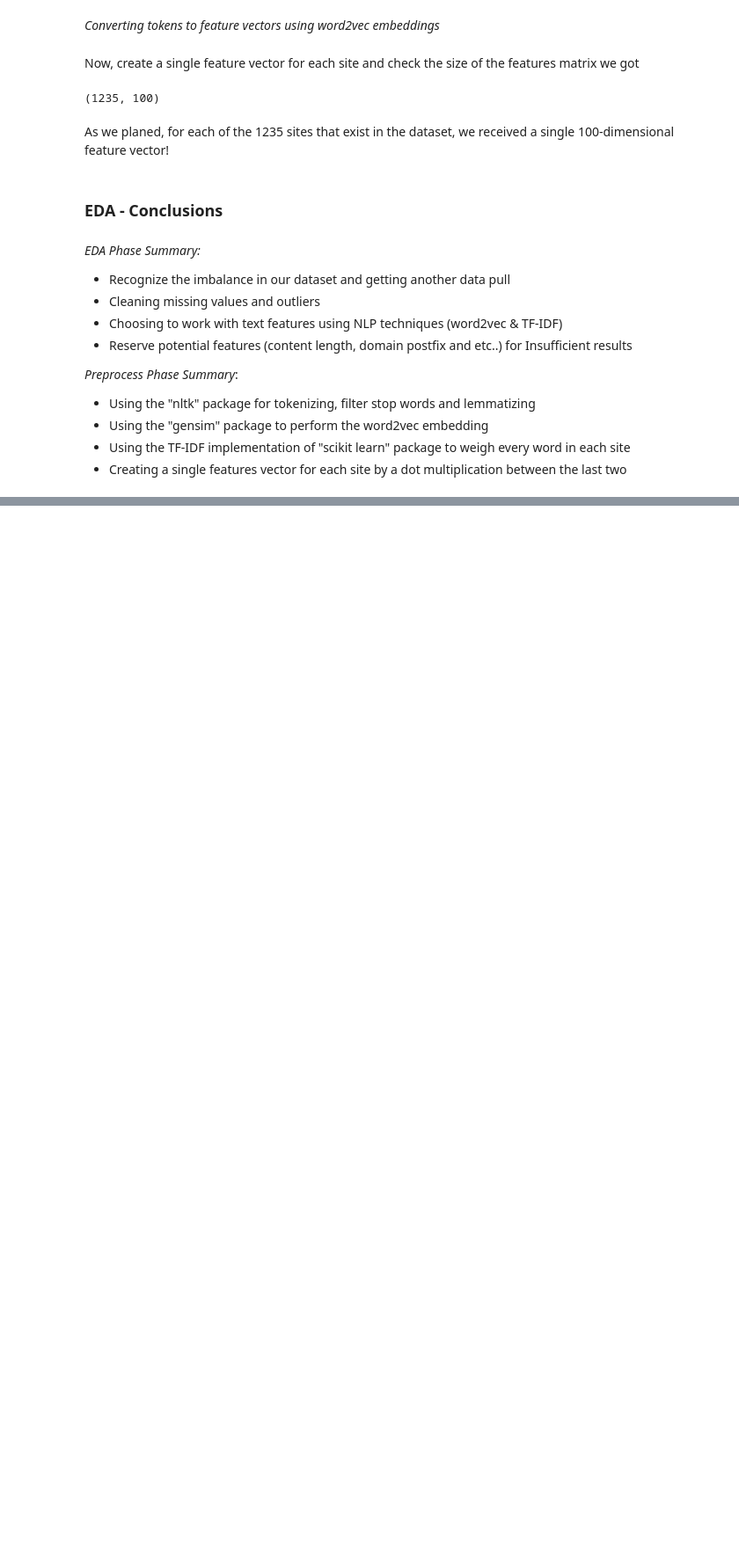
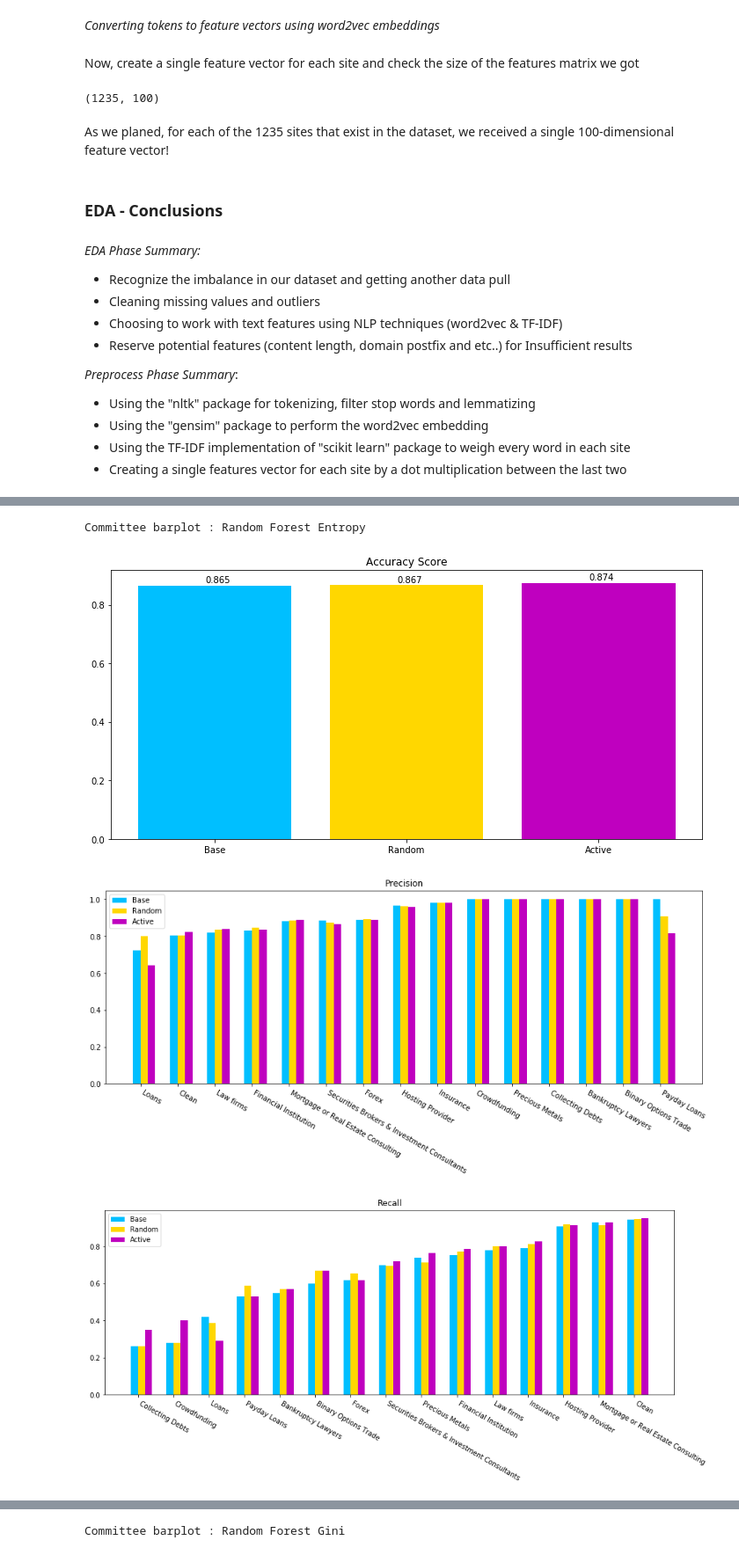
Before and after one commit to DanielEiny/Classification-Feedback-Loop-PoC, a Jupyter notebook: ProjectPaper.ipynb, the cells around one changed output, grey strips where cells are left out. Shown at 88% size. Cells and saved outputs as stored; diff of their text form; code cells hidden in the pictures; blank space fills up the shorter version.

```diff
--- a/ProjectPaper.ipynb
+++ b/ProjectPaper.ipynb
@@ -726,0 +1008,3 @@ thanks
+# %%
+x_query, y_query = queries['Committee']
+committee_predicts_1 = retrain_single_query('Committee', x_query, y_query)
@@ -726,0 +1039,9 @@ thanks
+# %%
+for clf_name,y_base_predict in base_predicts.items():
+    print('Committee barplot : {} '.format(clf_name))
+    plot_comparison_barplot(y_test, y_base_predict, random_predicts_1[clf_name], committee_predicts_1[clf_name])
+# %% [output]
+Committee barplot : Random Forest Entropy
+[figure, added]
+[figure, added]
+[figure, added]
@@ -726,0 +1049 @@ thanks
+Committee barplot : Random Forest Gini
```
Also changed, not shown: parts of 51 cells of this notebook.
